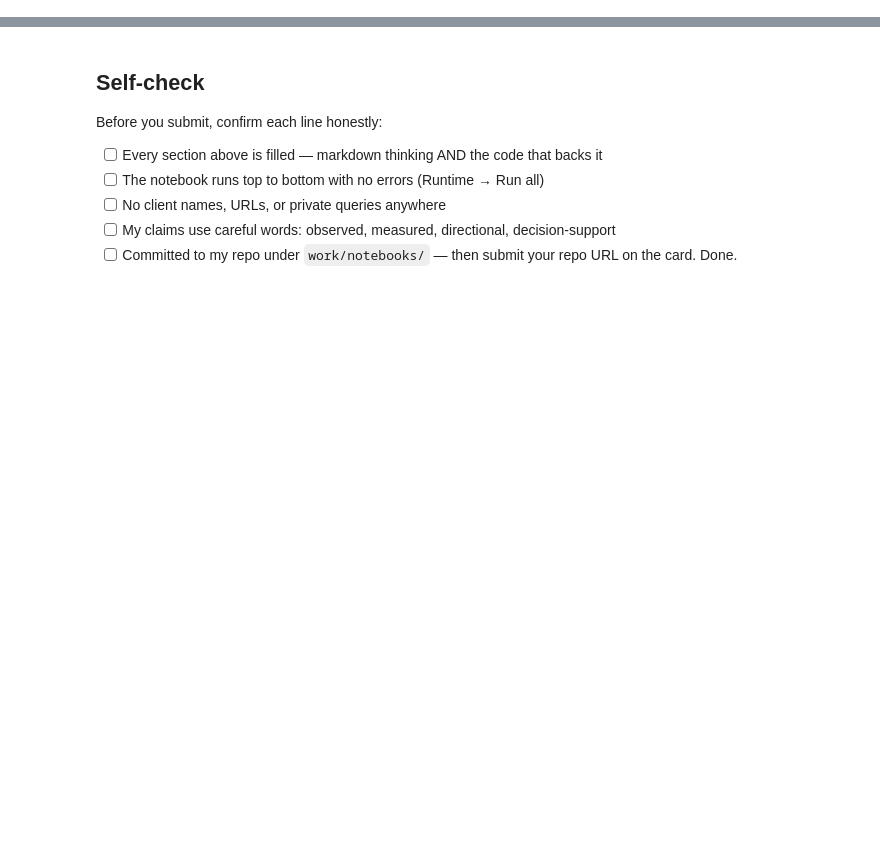
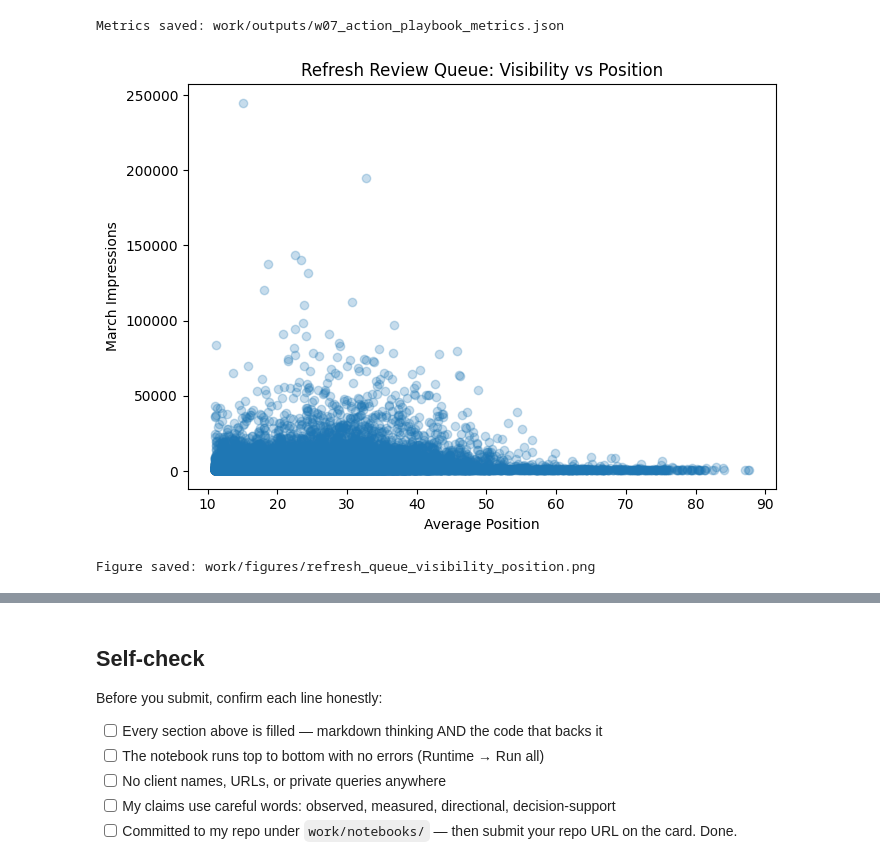
Before and after one commit to faheem-danish/internship-starter-1, a Jupyter notebook: work/notebooks/w07_action_playbook.ipynb, the cells around one changed output, grey strips where cells are left out. Saved outputs shown, nothing was run; the diff lists cells and outputs as text; code cells hidden in the pictures; blank space fills up the shorter version.

Commit message:
w07_action_playbook

```diff
--- a/work/notebooks/w07_action_playbook.ipynb
+++ b/work/notebooks/w07_action_playbook.ipynb
@@ -43,0 +420,66 @@ This skeleton is yours to fill. Work the sections **in order** — each one has
+# %%
+metrics = {
+    "decision_window": "2026-03",
+    "total_content_items": int(len(content_df)),
+    "refresh_candidates": int(len(queue)),
+    "eligibility_rate": round(
+        float(content_df["eligible"].mean()),
+        4
+    ),
+    "unique_clients": int(
+        content_df["client_hash_id"].nunique()
+    ),
+    "top_score": round(
+        float(queue["score"].max()),
+        2
+    ),
+    "reason_code": "visible_position_opportunity",
+    "method": "transparent Week-4 rule",
+    "important_limitation": (
+        "The March snapshot supports directional "
+        "decision-support prioritization, not causal "
+        "claims about refresh success."
+    )
+}
+
+metrics_path = (
+    "work/outputs/w07_action_playbook_metrics.json"
+)
+
+with open(metrics_path, "w") as f:
+    json.dump(metrics, f, indent=2)
+
+print("Metrics saved:", metrics_path)
+# %% [output]
+Metrics saved: work/outputs/w07_action_playbook_metrics.json
+# %%
+plt.figure(figsize=(7, 5))
+
+plt.scatter(
+    queue["avg_position"],
+    queue["impressions"],
+    alpha=0.25
+)
+
+plt.xlabel("Average Position")
+plt.ylabel("March Impressions")
+plt.title("Refresh Review Queue: Visibility vs Position")
+
+plt.tight_layout()
+
+figure_path = (
+    "work/figures/refresh_queue_visibility_position.png"
+)
+
+plt.savefig(
+    figure_path,
+    dpi=150,
+    bbox_inches="tight"
+)
+
+plt.show()
+
+print("Figure saved:", figure_path)
+# %% [output]
+[figure, added]
+Figure saved: work/figures/refresh_queue_visibility_position.png
```
Also changed, not shown: parts of 24 cells of this notebook.
